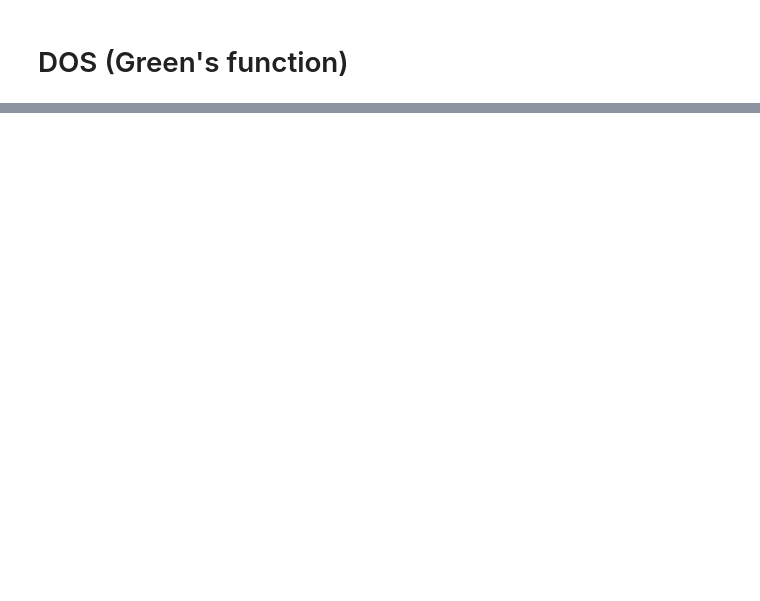
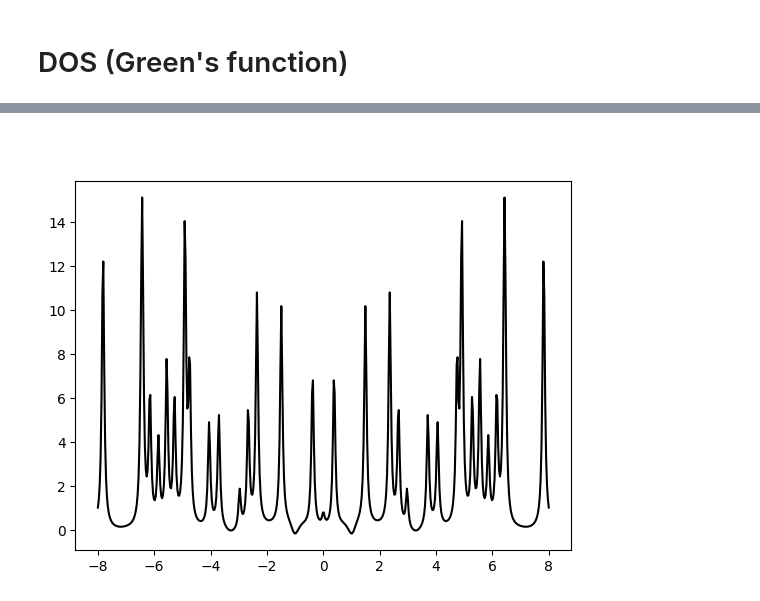
Before and after one commit to franklinzppa/electronic-structure, a Jupyter notebook: nanotubes/nanotubes.ipynb, the cells around one changed output, grey strips where cells are left out. Drawn from its saved outputs; the diff is of its cells as text; code cells hidden in the pictures; blank space fills up the shorter version.

```diff
--- a/nanotubes/nanotubes.ipynb
+++ b/nanotubes/nanotubes.ipynb
@@ -164,3 +171,26 @@ def make_V(N, beta):
+# %%
+def make_dos_green(N, alpha, beta, a, eta):
+
+    H = make_NZZNT_green_hamiltonian(N, alpha, beta, a)
+    V = make_V(N, beta)
+
+    g_array = np.zeros((len(E_array),4*N,4*N), dtype=complex)
+
+    for i in range(len(E_array)):
+        G0 = G_0(E_array[i], H, N, eta)
+        SR = G0
+        SL = G0
+        for n in range(n_max):
+            SRn = S_n(G0, V, SR, N)
+            SLn = S_n(G0, V.conj().T, SL, N)
+            SR = SRn
+            SL = SLn
+        g_array[i] = S_n(SR, V.conj().T, SL, N)
+
+
+    dos = -np.trace(g_array, axis1=1, axis2=2).imag
+
+    return dos
 # %%
 alpha = 0.0
 beta = -2.8
@@ -205,0 +234,16 @@ plt.show()
+# %% [markdown]
+#
+# %%
+alpha = 0.0
+beta = -2.8
+a = 1.42
+eta = 5e-2
+n_max = 200
+
+E_array = np.linspace(-8.0, 8.0, 500)
+
+dos_green_9 = make_dos_green(N=9, alpha=alpha, beta=beta, a=a, eta=eta)
+plt.plot(E_array, dos_green_9, c='k')
+plt.show()
+# %% [output]
+[figure, added]
```
Also changed, not shown: parts of 12 cells of this notebook.
